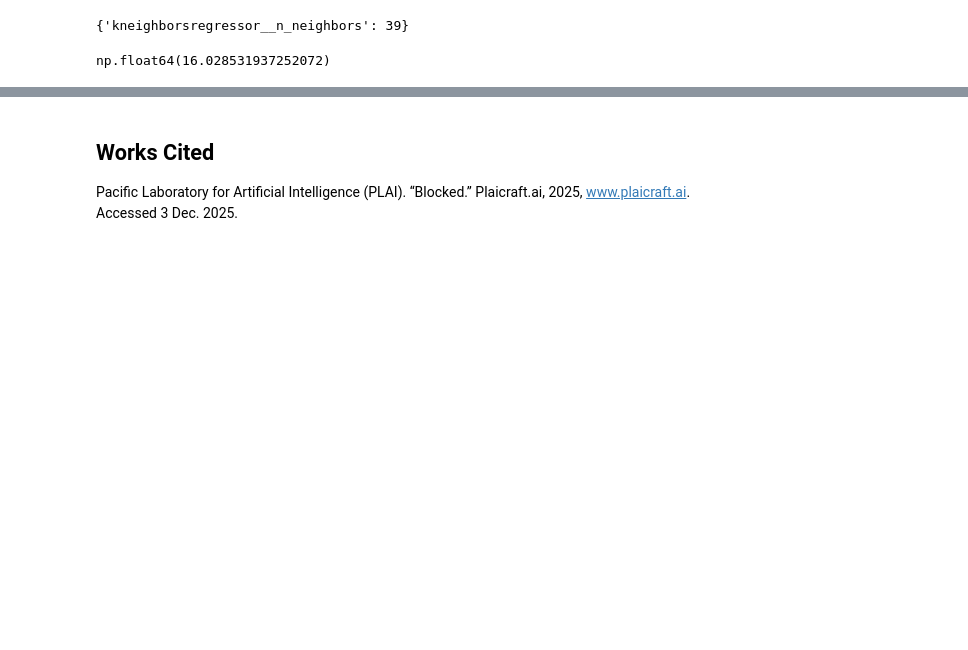
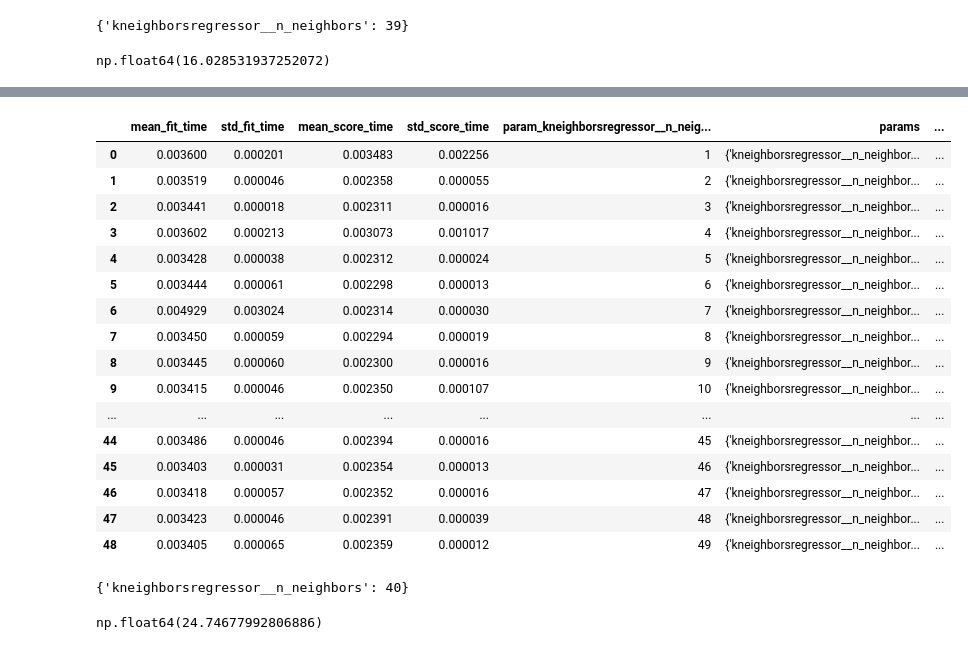
Before and after one commit to sydlpeters/dsci-group-2025w1-group-101-1, a Jupyter notebook: FinalProject.ipynb, the cells around one changed output, grey strips where cells are left out. Saved outputs shown, nothing was run; the diff lists cells and outputs as text; code cells hidden in the pictures; blank space fills up the shorter version.

```diff
--- a/FinalProject.ipynb
+++ b/FinalProject.ipynb
@@ -446,3 +384,59 @@ Exploring these questions could deepen understanding of player engagement cycles
-# %% [markdown]
-## Works Cited
-Pacific Laboratory for Artificial Intelligence (PLAI). “Blocked.” Plaicraft.ai, 2025, www.plaicraft.ai. Accessed 3 Dec. 2025.
+# %%
+players_predictions = players_predictions.rename(columns={"prediction":"prediction_80"})
+
+players_cv = pd.DataFrame(
+    cross_validate(
+        players_pipeline,
+        players_x_train,
+        players_y_train,
+        cv=5,
+        scoring="neg_root_mean_squared_error",
+        return_train_score=True,
+    )
+)
+
+# create the 5-fold GridSearchCV object
+param_grid = {
+    "kneighborsregressor__n_neighbors": range(1, 50, 1),
+}
+
+players_tuned = GridSearchCV(
+    estimator=players_pipeline,
+    param_grid=param_grid,
+    cv=5,
+    scoring="neg_root_mean_squared_error",
+)
+
+
+
+players_result = pd.DataFrame(players_tuned.fit(players[["experience"]], players[["played_hours"]]).cv_results_)
+
+players_result
+# %% [output]
+|  | mean_fit_time | std_fit_time | mean_score_time | std_score_time | param_kneighborsregressor__n_neig... | params | ... |
+| 0 | 0.003600 | 0.000201 | 0.003483 | 0.002256 | 1 | {'kneighborsregressor__n_neighbor... | ... |
+| 1 | 0.003519 | 0.000046 | 0.002358 | 0.000055 | 2 | {'kneighborsregressor__n_neighbor... | ... |
+| 2 | 0.003441 | 0.000018 | 0.002311 | 0.000016 | 3 | {'kneighborsregressor__n_neighbor... | ... |
+| 3 | 0.003602 | 0.000213 | 0.003073 | 0.001017 | 4 | {'kneighborsregressor__n_neighbor... | ... |
+| 4 | 0.003428 | 0.000038 | 0.002312 | 0.000024 | 5 | {'kneighborsregressor__n_neighbor... | ... |
+| 5 | 0.003444 | 0.000061 | 0.002298 | 0.000013 | 6 | {'kneighborsregressor__n_neighbor... | ... |
+| 6 | 0.004929 | 0.003024 | 0.002314 | 0.000030 | 7 | {'kneighborsregressor__n_neighbor... | ... |
+| 7 | 0.003450 | 0.000059 | 0.002294 | 0.000019 | 8 | {'kneighborsregressor__n_neighbor... | ... |
+| 8 | 0.003445 | 0.000060 | 0.002300 | 0.000016 | 9 | {'kneighborsregressor__n_neighbor... | ... |
+| 9 | 0.003415 | 0.000046 | 0.002350 | 0.000107 | 10 | {'kneighborsregressor__n_neighbor... | ... |
+| ... | ... | ... | ... | ... | ... | ... | ... |
+| 44 | 0.003486 | 0.000046 | 0.002394 | 0.000016 | 45 | {'kneighborsregressor__n_neighbor... | ... |
+| 45 | 0.003403 | 0.000031 | 0.002354 | 0.000013 | 46 | {'kneighborsregressor__n_neighbor... | ... |
+| 46 | 0.003418 | 0.000057 | 0.002352 | 0.000016 | 47 | {'kneighborsregressor__n_neighbor... | ... |
+| 47 | 0.003423 | 0.000046 | 0.002391 | 0.000039 | 48 | {'kneighborsregressor__n_neighbor... | ... |
+| 48 | 0.003405 | 0.000065 | 0.002359 | 0.000012 | 49 | {'kneighborsregressor__n_neighbor... | ... |
+# %%
+players_min = players_tuned.best_params_
+players_min
+# %% [output]
+{'kneighborsregressor__n_neighbors': 40}
+# %%
+players_best_RMSPE = -players_tuned.best_score_
+players_best_RMSPE
+# %% [output]
+np.float64(24.74677992806886)
```
Also changed, not shown: parts of 36 cells of this notebook.
